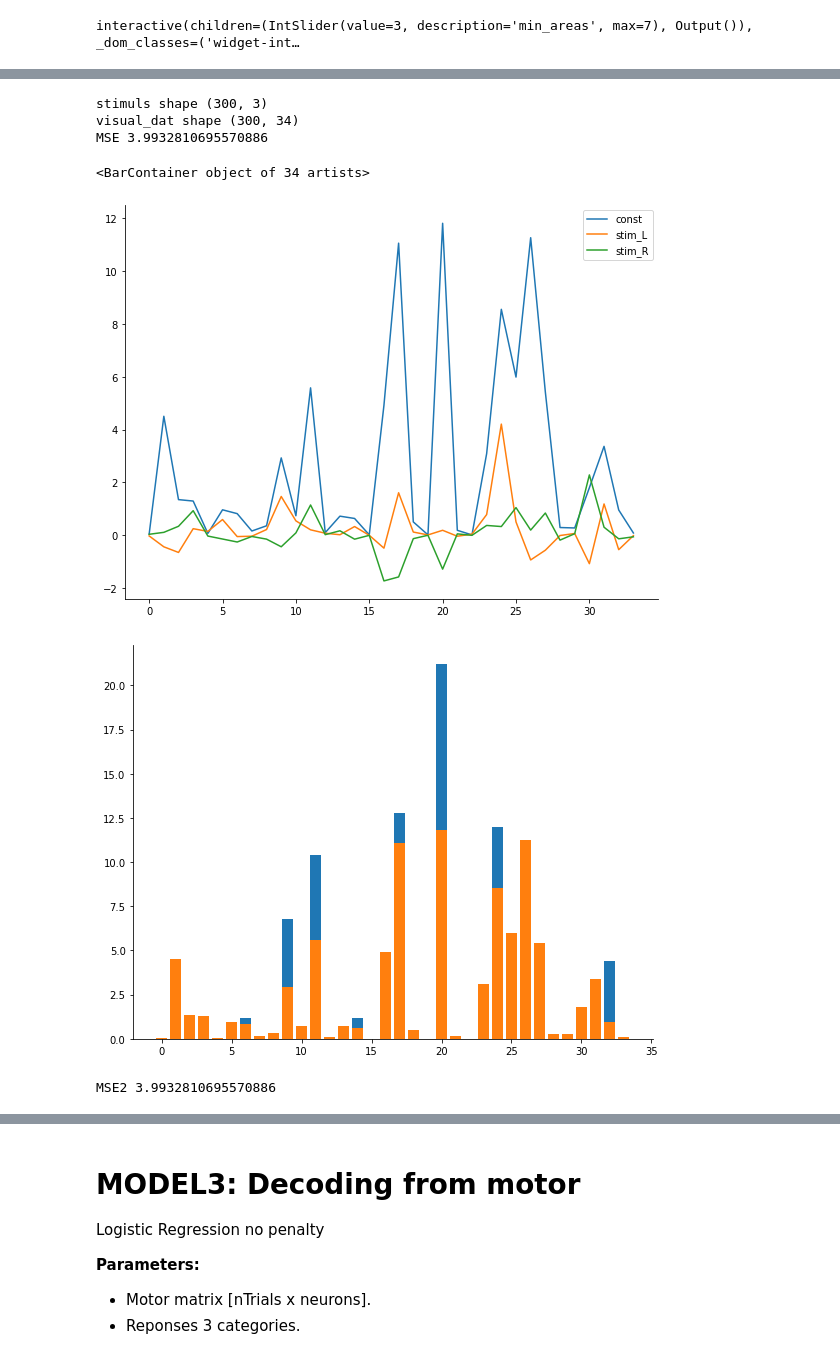
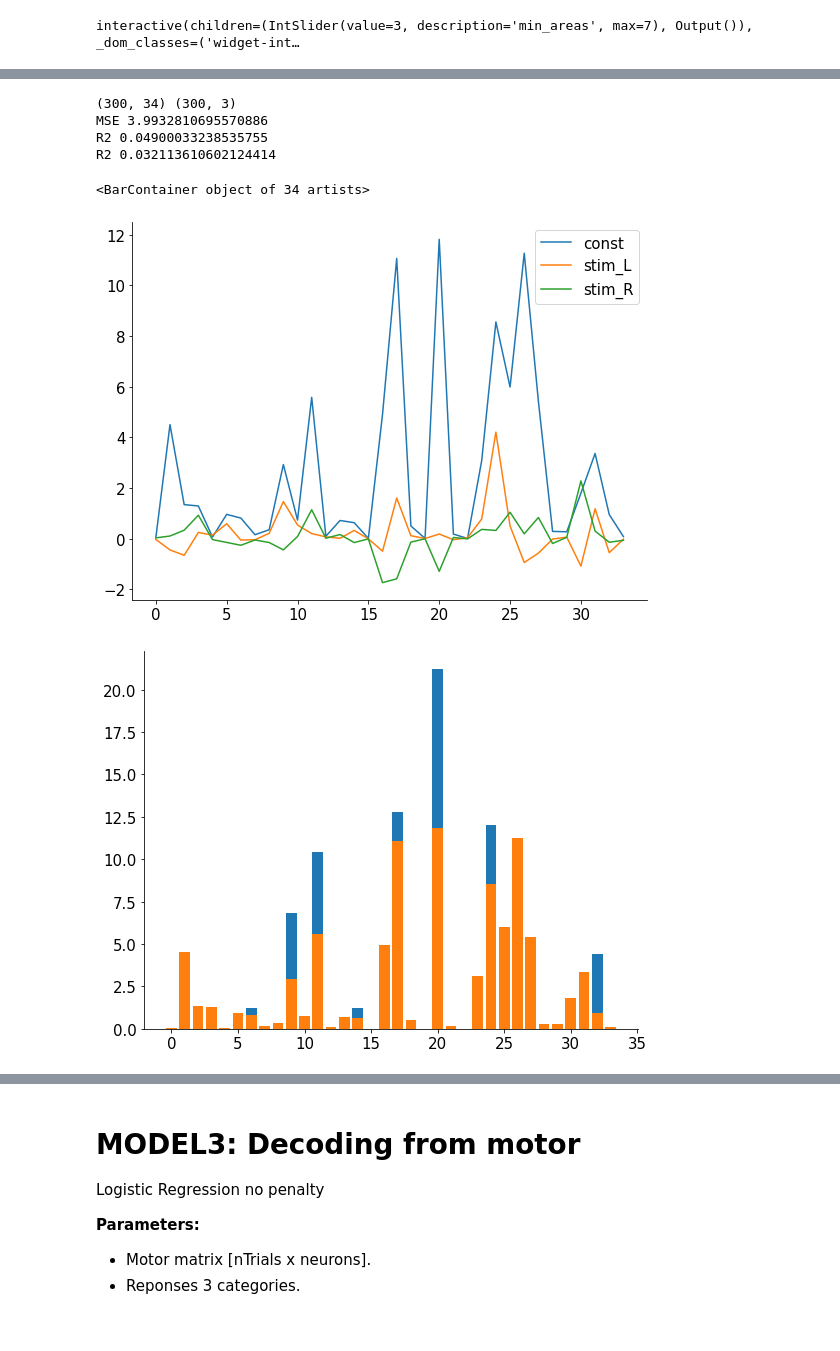
Before and after one commit to mgonzal1/nma_wombat_connectivy_project, a Jupyter notebook: connectivity.ipynb, the cells around one changed output, grey strips where cells are left out. Drawn from its saved outputs; the diff is of its cells as text; code cells hidden in the pictures; blank space fills up the shorter version.

```diff
--- a/connectivity.ipynb
+++ b/connectivity.ipynb
@@ -208,42 +209,35 @@ Testing with k-fold cross-validation
 *   Test with more sessions, the MSE decrease?
 # %%
-#@title DRAFT OF V1 MODEL
-
-
 visual_dat = get_visual_ctx(data_set)
 stim = get_stimulus(data_set)
-
-print(f'stimuls shape {stim.shape}')
-print(f'visual_dat shape {visual_dat.shape}')
+print(visual_dat.shape, stim.shape)
 
 model = LinearRegression(fit_intercept=False).fit(stim, visual_dat)
+
 A1 = model.coef_.T
+
 visual_dat_hat = stim @ A1
 mse = np.mean( (visual_dat-visual_dat_hat)**2 )
+#r2 = model.score(stim, visual_dat)
+r2_metrics =  sklearn.metrics.r2_score(visual_dat,visual_dat_hat)
+
 print(f'MSE {mse}')
+print(f'R2 {r2}')
+print(f'R2 {r2_metrics}')
 
-## TODO : ADD MSE
-#mse = cross_val... (model, X,y, cv=8, )
 fig,ax = plt.subplots(figsize=(8,6))
 plt.plot(model.coef_)
 plt.legend(['const','stim_L', 'stim_R'])
 
 fig,ax = plt.subplots(figsize=(8,6))
 tr=4
 ax.bar(range(34),visual_dat[tr,:])
 ax.bar(range(34),visual_dat_hat[tr,:])
 # %% [output]
-stimuls shape (300, 3)
-visual_dat shape (300, 34)
+(300, 34) (300, 3)
 MSE 3.9932810695570886
+R2 0.04900033238535755
+R2 0.032113610602124414
 <BarContainer object of 34 artists>
-[figure, old version]
+[figure, new version]
-[figure, old version]
+[figure, new version]
-# %%
-#MSE for multiple features for Ordinary least squares estimator for linear regression.(MULTIPLE LINEAR REGRESSION)
-theta_hat = np.linalg.inv(stim.T @ stim) @ stim.T @ visual_dat
-visual_dat_hat2 = stim @ theta_hat
-mse2 = np.mean( (visual_dat-visual_dat_hat2)**2 )
-print(f'MSE2 {mse}')
-# %% [output]
-MSE2 3.9932810695570886
```
Also changed, not shown: parts of 6 cells of this notebook.
